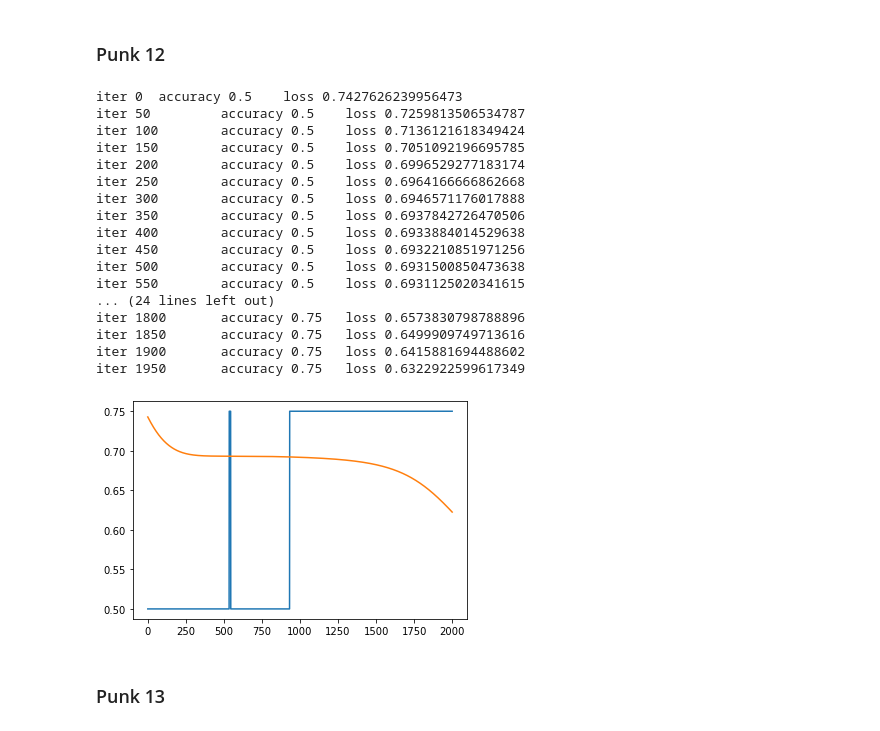
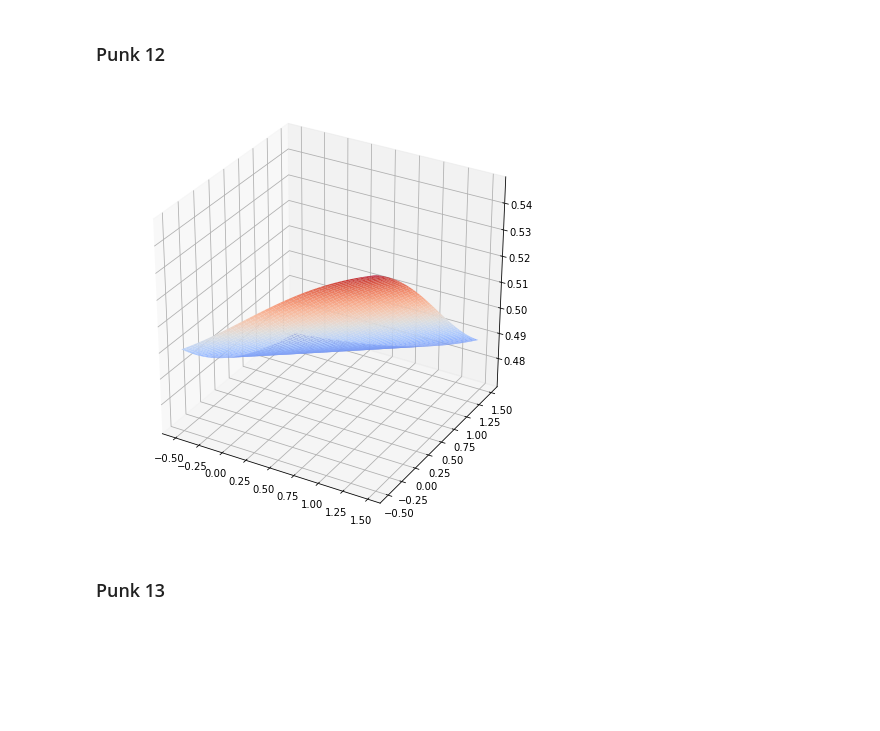
Before and after one commit to TheCommonCold/UM-lab-7-8, a Jupyter notebook: UM-lab7.ipynb, the cells around one changed output. Drawn from its saved outputs; the diff is of its cells as text; code cells hidden in the pictures; blank space fills up the shorter version.

```diff
--- a/UM-lab7.ipynb
+++ b/UM-lab7.ipynb
@@ -246,27 +231,12 @@ plot_coefs(clf, X, y)
 # %% [markdown]
 ### Punk 12
 # %%
-clf = MLPClassifier(solver='adam', alpha=1e-5, hidden_layer_sizes=(2,2), activation='logistic', random_state=1, max_iter=1, warm_start=True)
-plot_loss(clf, X, y)
+clf = MLPClassifier(solver='adam', alpha=1e-5, hidden_layer_sizes=(2,2), activation='logistic', random_state=55,
+                    max_iter=100000, n_iter_no_change=1000)
+clf.fit(X, y)
+draw_response3D(clf,X,y)
 # %% [output]
-iter 0  accuracy 0.5    loss 0.7427626239956473
-iter 50         accuracy 0.5    loss 0.7259813506534787
-iter 100        accuracy 0.5    loss 0.7136121618349424
-iter 150        accuracy 0.5    loss 0.7051092196695785
-iter 200        accuracy 0.5    loss 0.6996529277183174
-iter 250        accuracy 0.5    loss 0.6964166666862668
-iter 300        accuracy 0.5    loss 0.6946571176017888
-iter 350        accuracy 0.5    loss 0.6937842726470506
-iter 400        accuracy 0.5    loss 0.6933884014529638
-iter 450        accuracy 0.5    loss 0.6932210851971256
-iter 500        accuracy 0.5    loss 0.6931500850473638
-iter 550        accuracy 0.5    loss 0.6931125020341615
-... (24 lines left out)
-iter 1800       accuracy 0.75   loss 0.6573830798788896
-iter 1850       accuracy 0.75   loss 0.6499909749713616
-iter 1900       accuracy 0.75   loss 0.6415881694488602
-iter 1950       accuracy 0.75   loss 0.6322922599617349
-[figure, old version]
+[figure, new version]
 # %% [markdown]
 ### Punk 13
 # %%
```
Also changed, not shown: parts of 11 cells of this notebook, 3 other files.
